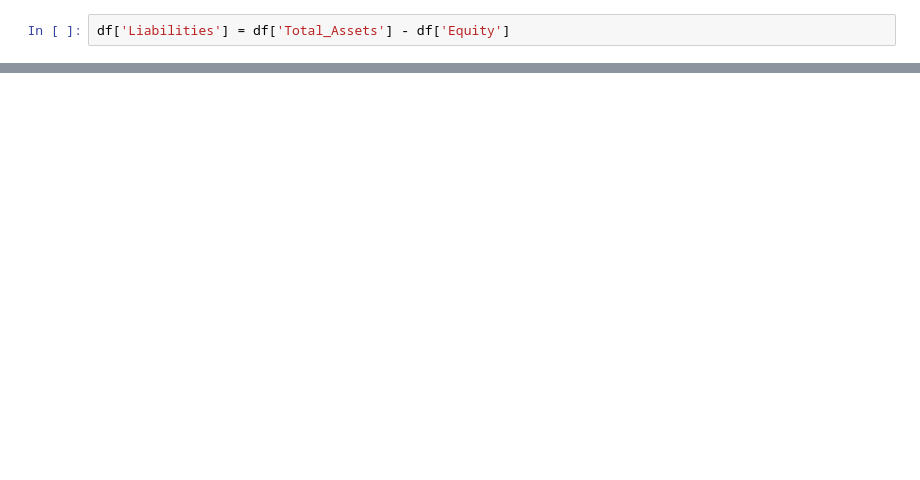
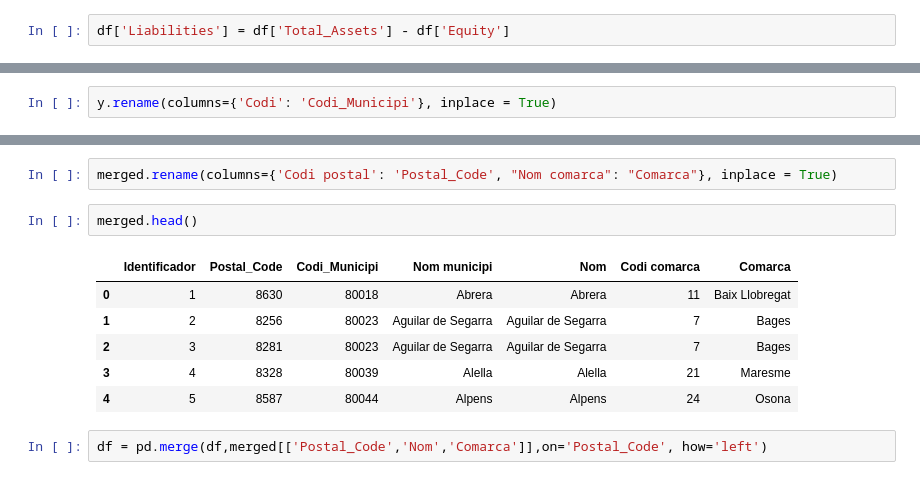
Before and after one commit to joanrocajovani/final-project, a Jupyter notebook: src/Cleaning.ipynb, the cells around one changed output, grey strips where cells are left out. Saved outputs shown, nothing was run; the diff lists cells and outputs as text; blank space fills up the shorter version.

```diff
--- a/src/Cleaning.ipynb
+++ b/src/Cleaning.ipynb
@@ -97,0 +105,2 @@ y.head()
+# %%
+y.rename(columns={'Codi': 'Codi_Municipi'}, inplace = True)
@@ -97,0 +140,13 @@ y.head()
+# %%
+merged.rename(columns={'Codi postal': 'Postal_Code', "Nom comarca": "Comarca"}, inplace = True)
+# %%
+merged.head()
+# %% [output]
+|  | Identificador | Postal_Code | Codi_Municipi | Nom municipi | Nom | Codi comarca | Comarca |
+| 0 | 1 | 8630 | 80018 | Abrera | Abrera | 11 | Baix Llobregat |
+| 1 | 2 | 8256 | 80023 | Aguilar de Segarra | Aguilar de Segarra | 7 | Bages |
+| 2 | 3 | 8281 | 80023 | Aguilar de Segarra | Aguilar de Segarra | 7 | Bages |
+| 3 | 4 | 8328 | 80039 | Alella | Alella | 21 | Maresme |
+| 4 | 5 | 8587 | 80044 | Alpens | Alpens | 24 | Osona |
+# %%
+df = pd.merge(df,merged[['Postal_Code','Nom','Comarca']],on='Postal_Code', how='left')
```
Also changed, not shown: parts of 18 cells of this notebook.
